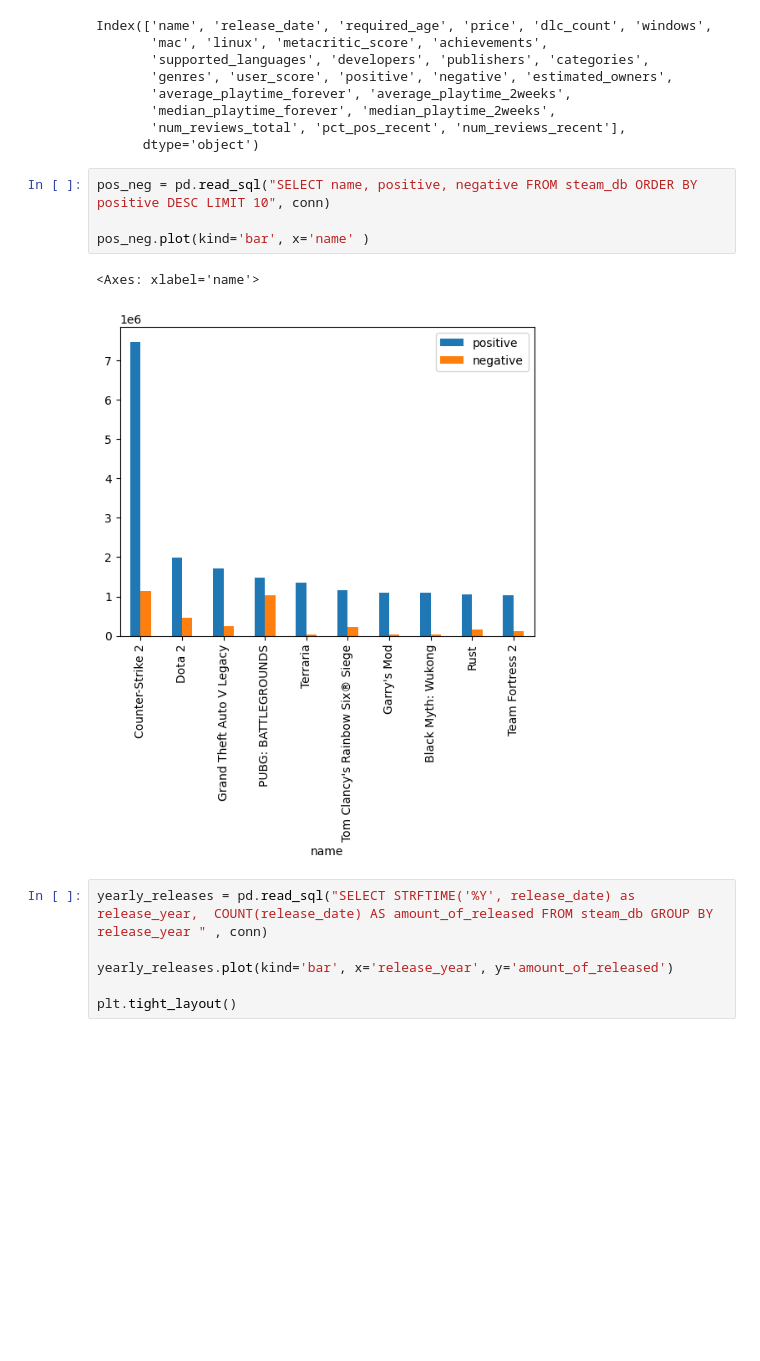
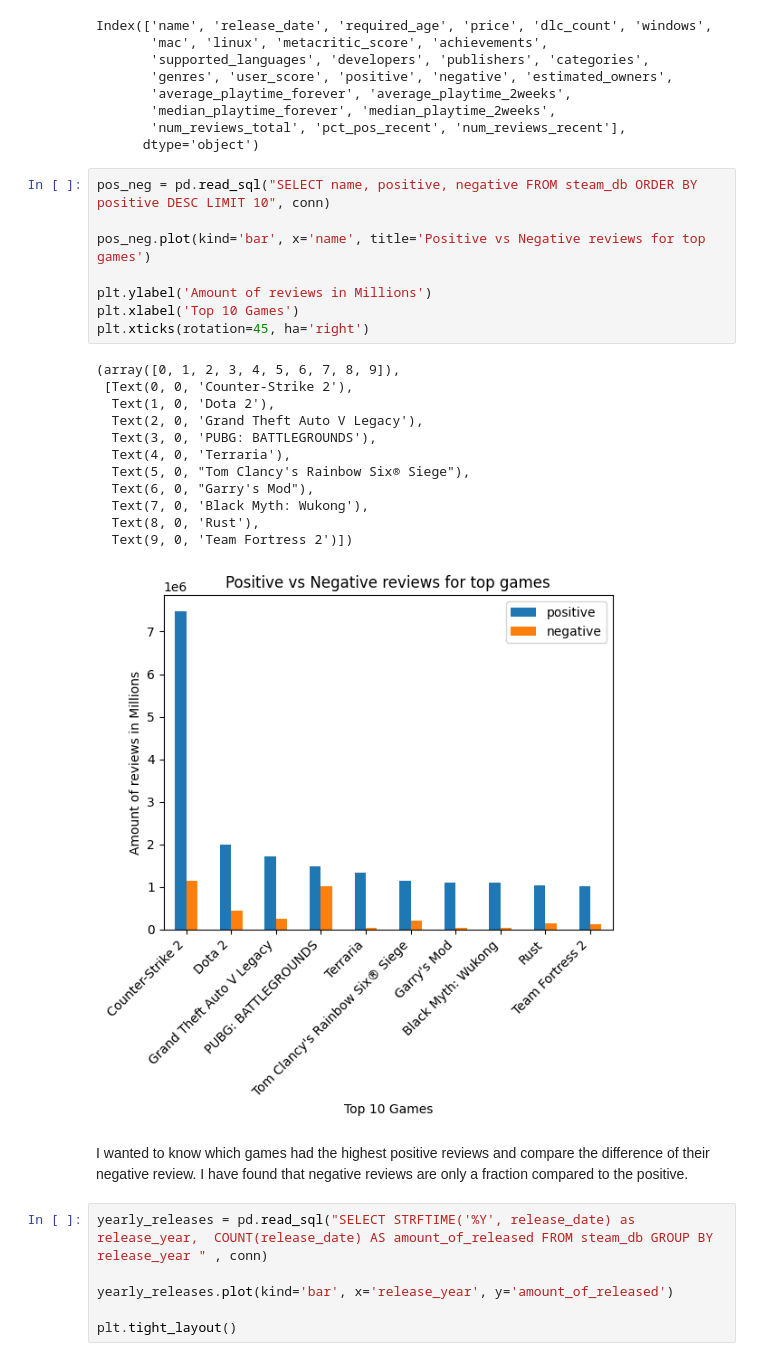
Before and after one commit to cadencheek/video_game_sales_analysis, a Jupyter notebook: game_sales_sql_analysis.ipynb, the cells around one changed output. Drawn from its saved outputs; the diff is of its cells as text; blank space fills up the shorter version.

```diff
--- a/game_sales_sql_analysis.ipynb
+++ b/game_sales_sql_analysis.ipynb
@@ -76,10 +82,26 @@ Index(['name', 'release_date', 'required_age', 'price', 'dlc_count', 'windows',
 # %%
 pos_neg = pd.read_sql("SELECT name, positive, negative FROM steam_db ORDER BY positive DESC LIMIT 10", conn)
 
-pos_neg.plot(kind='bar', x='name' )
+pos_neg.plot(kind='bar', x='name', title='Positive vs Negative reviews for top games')
+
+plt.ylabel('Amount of reviews in Millions')
+plt.xlabel('Top 10 Games')
+plt.xticks(rotation=45, ha='right')
 # %% [output]
-<Axes: xlabel='name'>
+(array([0, 1, 2, 3, 4, 5, 6, 7, 8, 9]),
+ [Text(0, 0, 'Counter-Strike 2'),
+  Text(1, 0, 'Dota 2'),
+  Text(2, 0, 'Grand Theft Auto V Legacy'),
+  Text(3, 0, 'PUBG: BATTLEGROUNDS'),
+  Text(4, 0, 'Terraria'),
+  Text(5, 0, "Tom Clancy's Rainbow Six® Siege"),
+  Text(6, 0, "Garry's Mod"),
+  Text(7, 0, 'Black Myth: Wukong'),
+  Text(8, 0, 'Rust'),
+  Text(9, 0, 'Team Fortress 2')])
-[figure, old version]
+[figure, new version]
+# %% [markdown]
+I wanted to know which games had the highest positive reviews and compare the difference of their negative review. I have found that negative reviews are only a fraction compared to the positive.
 # %%
 yearly_releases = pd.read_sql("SELECT STRFTIME('%Y', release_date) as release_year,  COUNT(release_date) AS amount_of_released FROM steam_db GROUP BY release_year " , conn)
 
```
Also changed, not shown: parts of 7 cells of this notebook, 1 other file.
